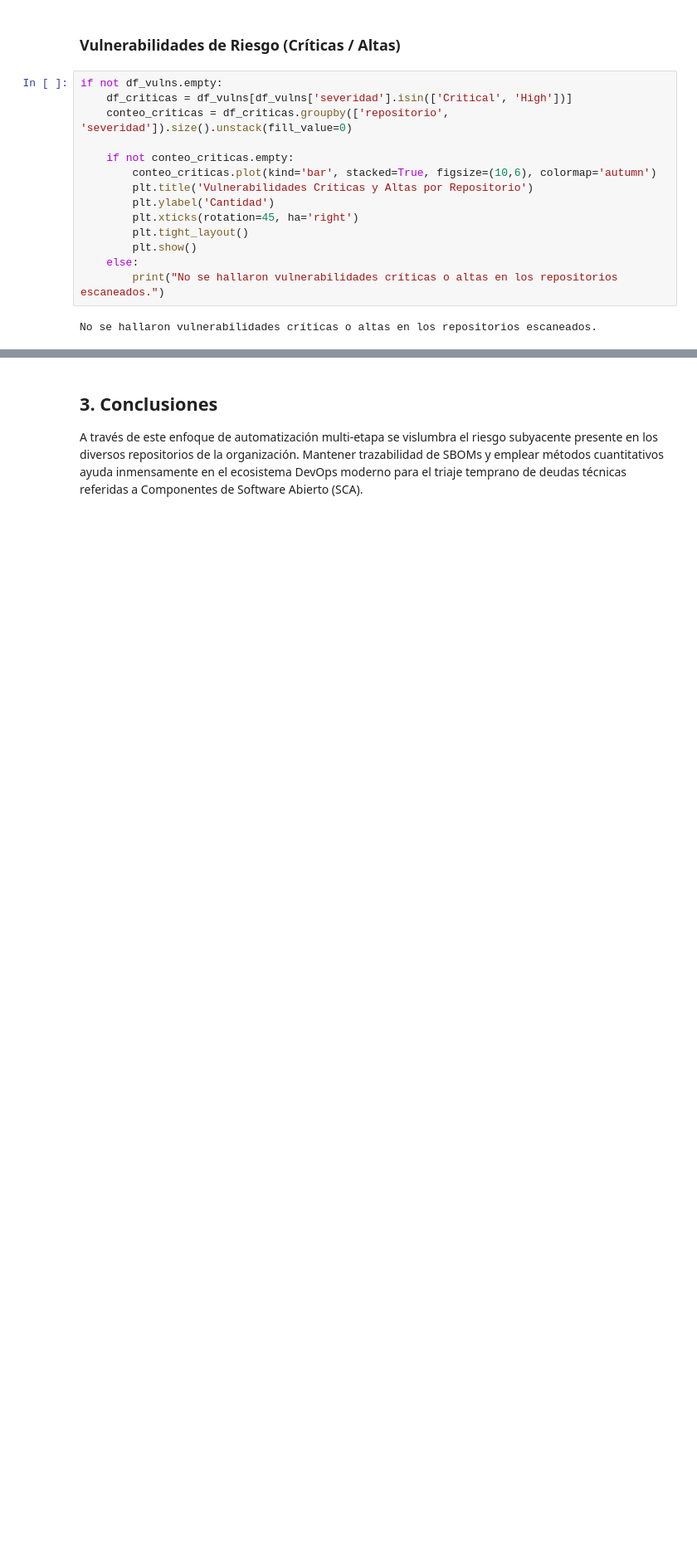
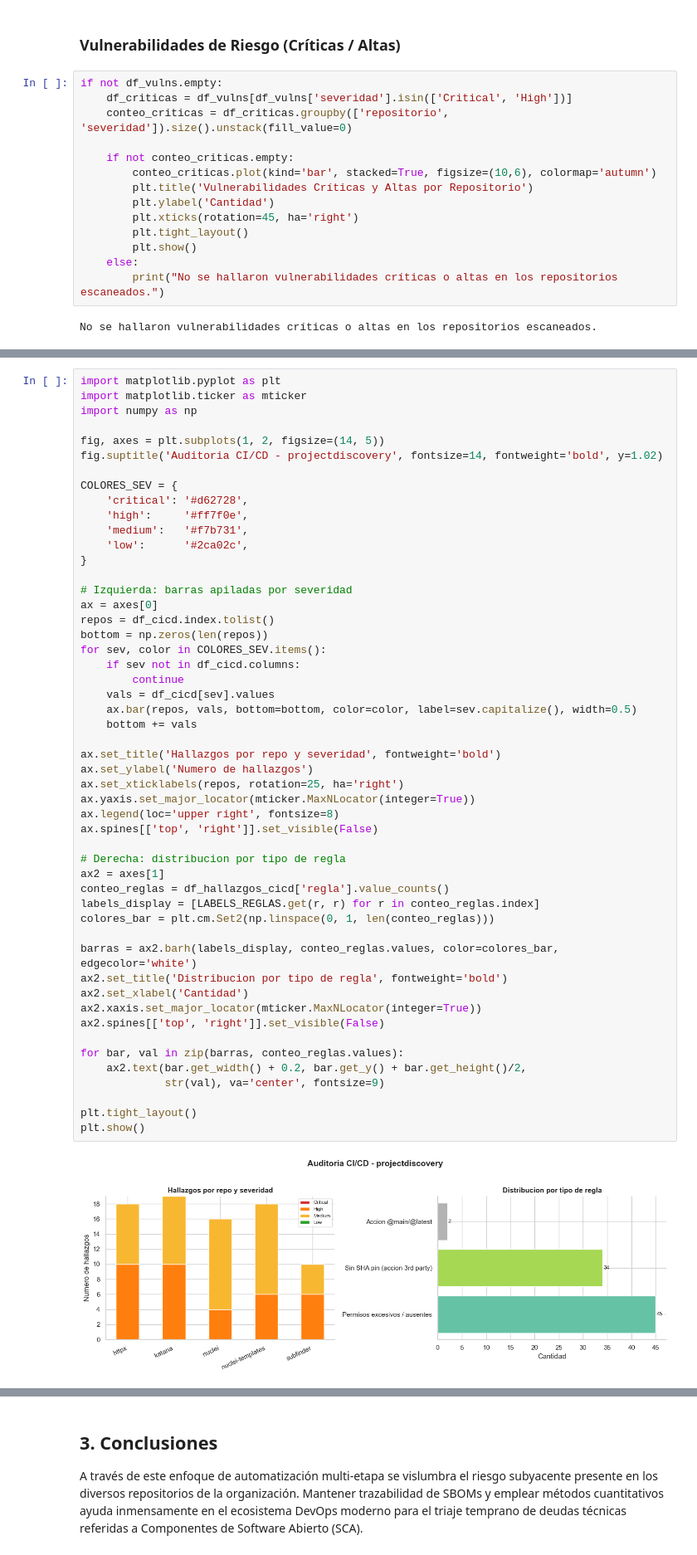
Before and after one commit to VivianaCastro2002/ING.Datos-tarea4, a Jupyter notebook: nbs/analisis_cuantitativo.ipynb, the cells around one changed output, grey strips where cells are left out. Shown at 83% size. Saved outputs shown, nothing was run; the diff lists cells and outputs as text; blank space fills up the shorter version.

```diff
--- a/nbs/analisis_cuantitativo.ipynb
+++ b/nbs/analisis_cuantitativo.ipynb
@@ -141,0 +228,53 @@ No se hallaron vulnerabilidades críticas o altas en los repositorios escaneados
+# %%
+import matplotlib.pyplot as plt
+import matplotlib.ticker as mticker
+import numpy as np
+
+fig, axes = plt.subplots(1, 2, figsize=(14, 5))
+fig.suptitle('Auditoria CI/CD - projectdiscovery', fontsize=14, fontweight='bold', y=1.02)
+
+COLORES_SEV = {
+    'critical': '#d62728',
+    'high':     '#ff7f0e',
+    'medium':   '#f7b731',
+    'low':      '#2ca02c',
+}
+
+# Izquierda: barras apiladas por severidad
+ax = axes[0]
+repos = df_cicd.index.tolist()
+bottom = np.zeros(len(repos))
+for sev, color in COLORES_SEV.items():
+    if sev not in df_cicd.columns:
+        continue
+    vals = df_cicd[sev].values
+    ax.bar(repos, vals, bottom=bottom, color=color, label=sev.capitalize(), width=0.5)
+    bottom += vals
+
+ax.set_title('Hallazgos por repo y severidad', fontweight='bold')
+ax.set_ylabel('Numero de hallazgos')
+ax.set_xticklabels(repos, rotation=25, ha='right')
+ax.yaxis.set_major_locator(mticker.MaxNLocator(integer=True))
+ax.legend(loc='upper right', fontsize=8)
+ax.spines[['top', 'right']].set_visible(False)
+
+# Derecha: distribucion por tipo de regla
+ax2 = axes[1]
+conteo_reglas = df_hallazgos_cicd['regla'].value_counts()
+labels_display = [LABELS_REGLAS.get(r, r) for r in conteo_reglas.index]
+colores_bar = plt.cm.Set2(np.linspace(0, 1, len(conteo_reglas)))
+
+barras = ax2.barh(labels_display, conteo_reglas.values, color=colores_bar, edgecolor='white')
+ax2.set_title('Distribucion por tipo de regla', fontweight='bold')
+ax2.set_xlabel('Cantidad')
+ax2.xaxis.set_major_locator(mticker.MaxNLocator(integer=True))
+ax2.spines[['top', 'right']].set_visible(False)
+
+for bar, val in zip(barras, conteo_reglas.values):
+    ax2.text(bar.get_width() + 0.2, bar.get_y() + bar.get_height()/2,
+             str(val), va='center', fontsize=9)
+
+plt.tight_layout()
+plt.show()
+# %% [output]
+[figure, added]
```
Also changed, not shown: parts of 11 cells of this notebook, 6 other files.
